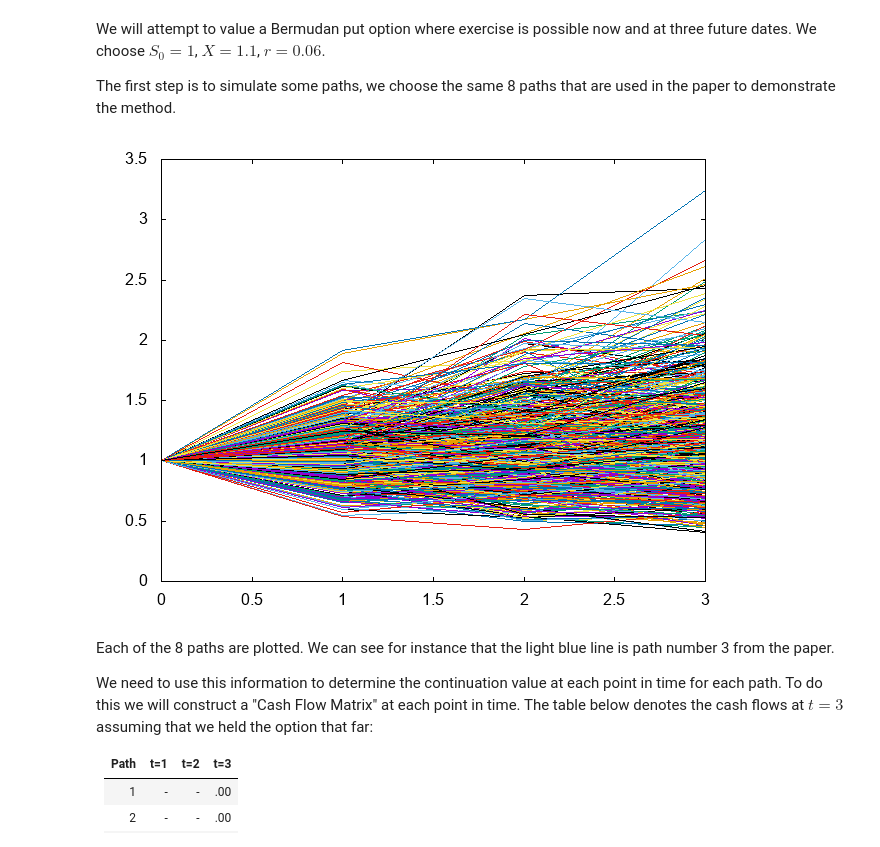
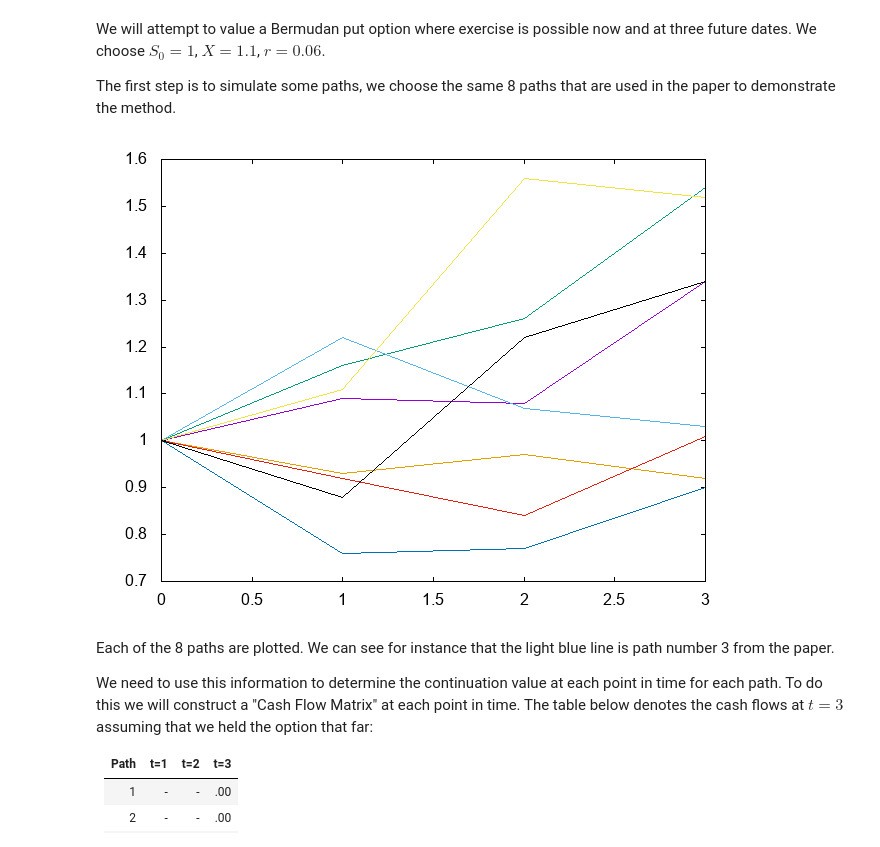
Before and after one commit to pjohno/MATH60082, a Jupyter notebook: notebooks/Least Squares Monte Carlo.ipynb, the cells around one changed output. Drawn from its saved outputs; the diff is of its cells as text; code cells hidden in the pictures.

```diff
--- a/notebooks/Least Squares Monte Carlo.ipynb
+++ b/notebooks/Least Squares Monte Carlo.ipynb
@@ -53,35 +53,35 @@ The first step is to simulate some paths, we choose the same 8 paths that are us
 # %%
 // number of exercise dates
 timeSteps=3;
 // some parameters in the problem
 maturity=3.;
 interestRate=0.06;
 strikePrice=1.1;
 M_degree=2;
 // local parameters
 dt=maturity/timeSteps;
-// number of paths n
-n=800;
-S0=1.;
-sigma=0.2;
 // the paths as given in Longstaff & Schartz (2001)
-//paths = MATH60082::generateLongstaffPaths(timeSteps,dt,n);
+paths = MATH60082::generateLongstaffPaths(timeSteps,dt,n);
 // later we might want to make these random
-paths=MATH60082::generateRandomPaths(timeSteps,S0,dt,interestRate,sigma,n);
+// to do that you will need to specify n, S0, sigma
+//n=800;
+//S0=1.;
+//sigma=0.2;
+//paths=MATH60082::generateRandomPaths(timeSteps,S0,dt,interestRate,sigma,n);
 // plot the figure
 {
     t.resize(timeSteps+1);
     for(int i=0;i<=timeSteps;i++)
     {
         t[i] = i*dt;
     }
     // put the plot in figure1
     GPLT::figure = GPLT::G.plotData(t,paths,0);
 }
 // show figure
 GPLT::figure
 # %% [output]
-[figure, old version]
+[figure, new version]
 # %% [markdown]
 Each of the 8 paths are plotted. We can see for instance that the light blue line is path number 3 from the paper.
 
```
Also changed, not shown: parts of 5 cells of this notebook, 1 other file.
